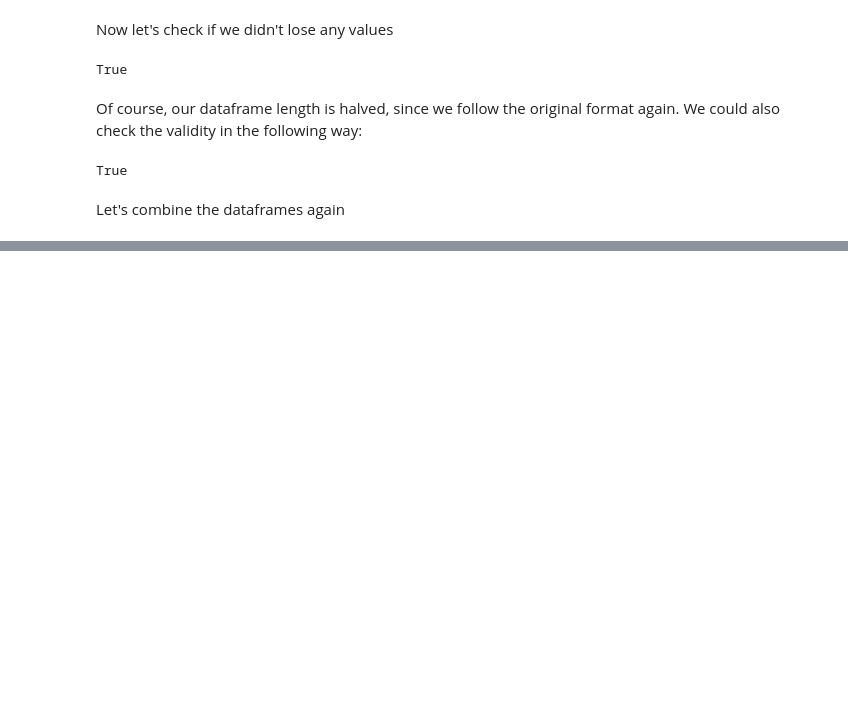
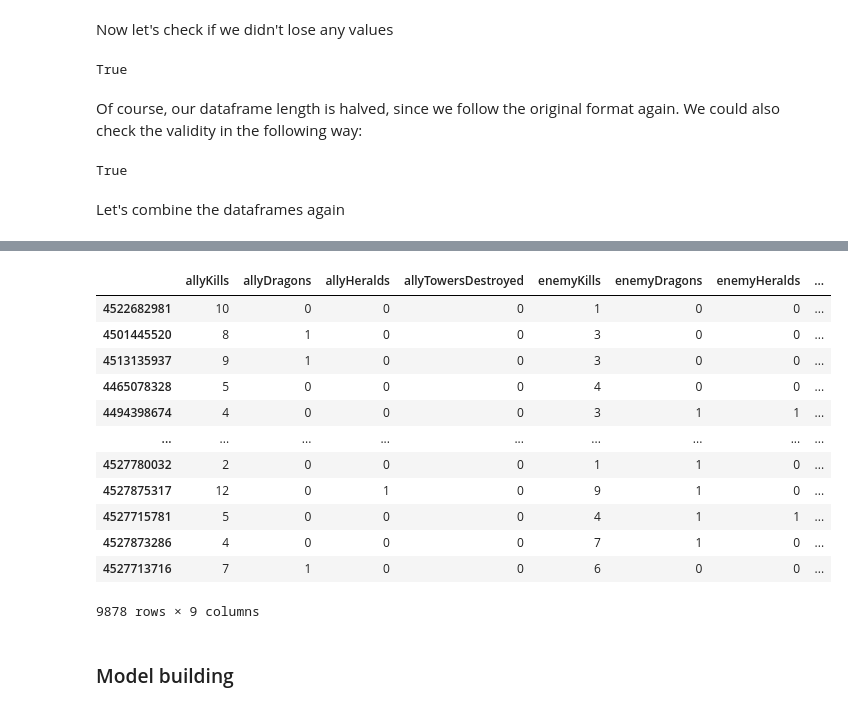
Before and after one commit to mairovitzmario/league_games_analysis, a Jupyter notebook: analysis.ipynb, the cells around one changed output, grey strips where cells are left out. Saved outputs shown, nothing was run; the diff lists cells and outputs as text; code cells hidden in the pictures; blank space fills up the shorter version.

```diff
--- a/analysis.ipynb
+++ b/analysis.ipynb
@@ -616,3 +618,9 @@ len(blue_ally) + len(red_ally) == len(df)
 True
 # %% [markdown]
 Let's combine the dataframes again
+# %%
+new_columns = ['Kills', 'Dragons', 'Heralds', 'TowersDestroyed']
+for i in range(len(new_columns)):
+    new_columns.append('enemy'+new_columns[i])
+    new_columns[i] = 'ally'+new_columns[i]
+new_columns.append('Wins')
@@ -618,0 +639,32 @@ Let's combine the dataframes again
+# %%
+model_data = pd.DataFrame(columns=new_columns)
+# %%
+for gameid in blue_ally:
+    data_values = df[df['gameId']==gameid]
+    model_data.loc[gameid] = [data_values['blueKills'].values[0],data_values['blueDragons'].values[0], data_values['blueHeralds'].values[0], data_values['blueTowersDestroyed'].values[0],
+                              data_values['redKills'].values[0], data_values['redDragons'].values[0], data_values['redHeralds'].values[0],
+                              data_values['redTowersDestroyed'].values[0], data_values['blueWins'].values[0]]
+# %%
+for gameid in red_ally:
+    data_values = df[df['gameId']==gameid]
+    model_data.loc[gameid] = [data_values['redKills'].values[0], data_values['redDragons'].values[0], data_values['redHeralds'].values[0], data_values['redTowersDestroyed'].values[0],
+                              data_values['blueKills'].values[0],data_values['blueDragons'].values[0], data_values['blueHeralds'].values[0],
+                              data_values['blueTowersDestroyed'].values[0], (1 - data_values['blueWins'].values[0])]
+# %%
+model_data.head(-1)
+# %% [output]
+|  | allyKills | allyDragons | allyHeralds | allyTowersDestroyed | enemyKills | enemyDragons | enemyHeralds | ... |
+| 4522682981 | 10 | 0 | 0 | 0 | 1 | 0 | 0 | ... |
+| 4501445520 | 8 | 1 | 0 | 0 | 3 | 0 | 0 | ... |
+| 4513135937 | 9 | 1 | 0 | 0 | 3 | 0 | 0 | ... |
+| 4465078328 | 5 | 0 | 0 | 0 | 4 | 0 | 0 | ... |
+| 4494398674 | 4 | 0 | 0 | 0 | 3 | 1 | 1 | ... |
+| ... | ... | ... | ... | ... | ... | ... | ... | ... |
+| 4527780032 | 2 | 0 | 0 | 0 | 1 | 1 | 0 | ... |
+| 4527875317 | 12 | 0 | 1 | 0 | 9 | 1 | 0 | ... |
+| 4527715781 | 5 | 0 | 0 | 0 | 4 | 1 | 1 | ... |
+| 4527873286 | 4 | 0 | 0 | 0 | 7 | 1 | 0 | ... |
+| 4527713716 | 7 | 1 | 0 | 0 | 6 | 0 | 0 | ... |
+9878 rows × 9 columns
+# %% [markdown]
+### Model building
```
Also changed, not shown: parts of 8 cells of this notebook.
